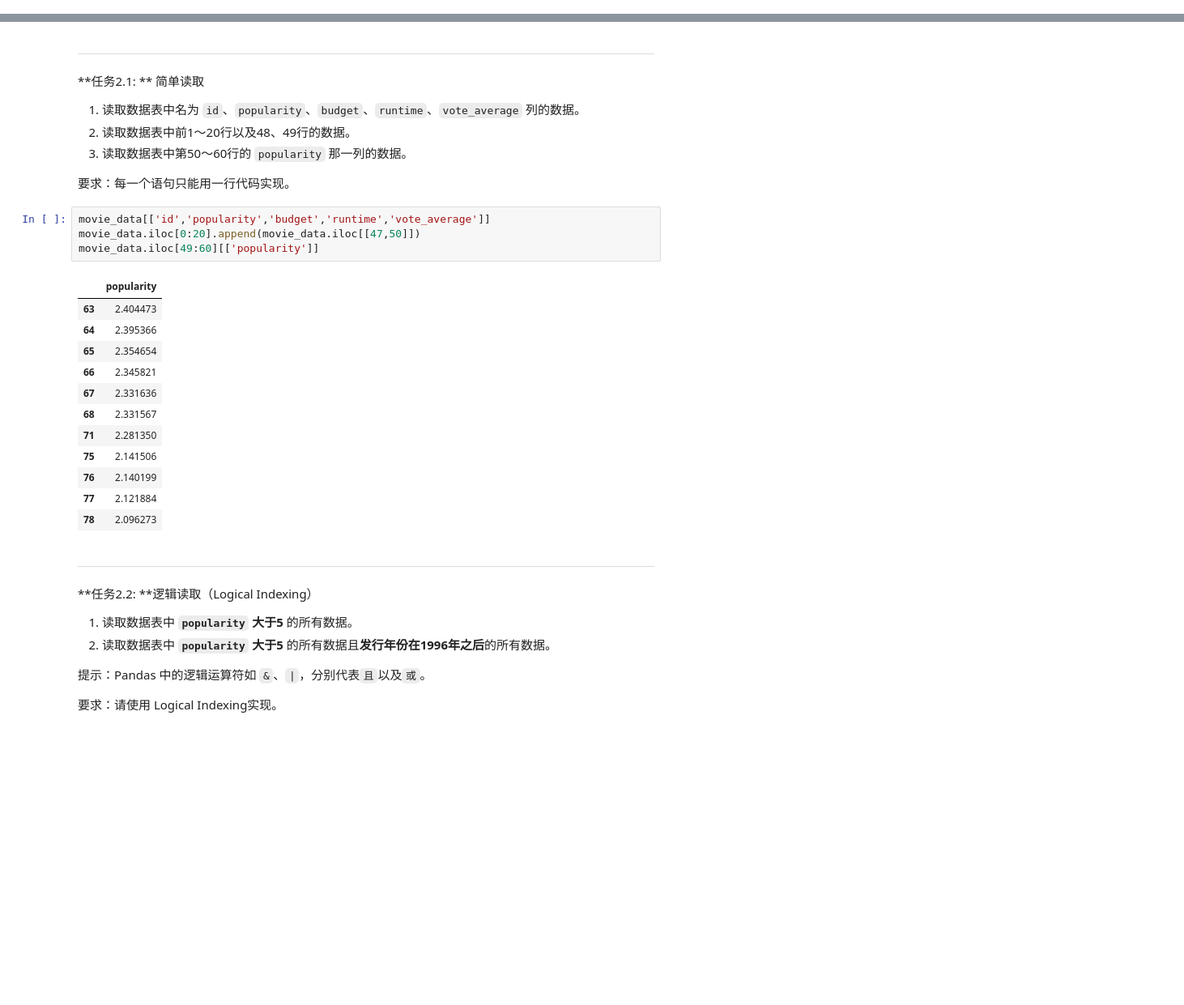
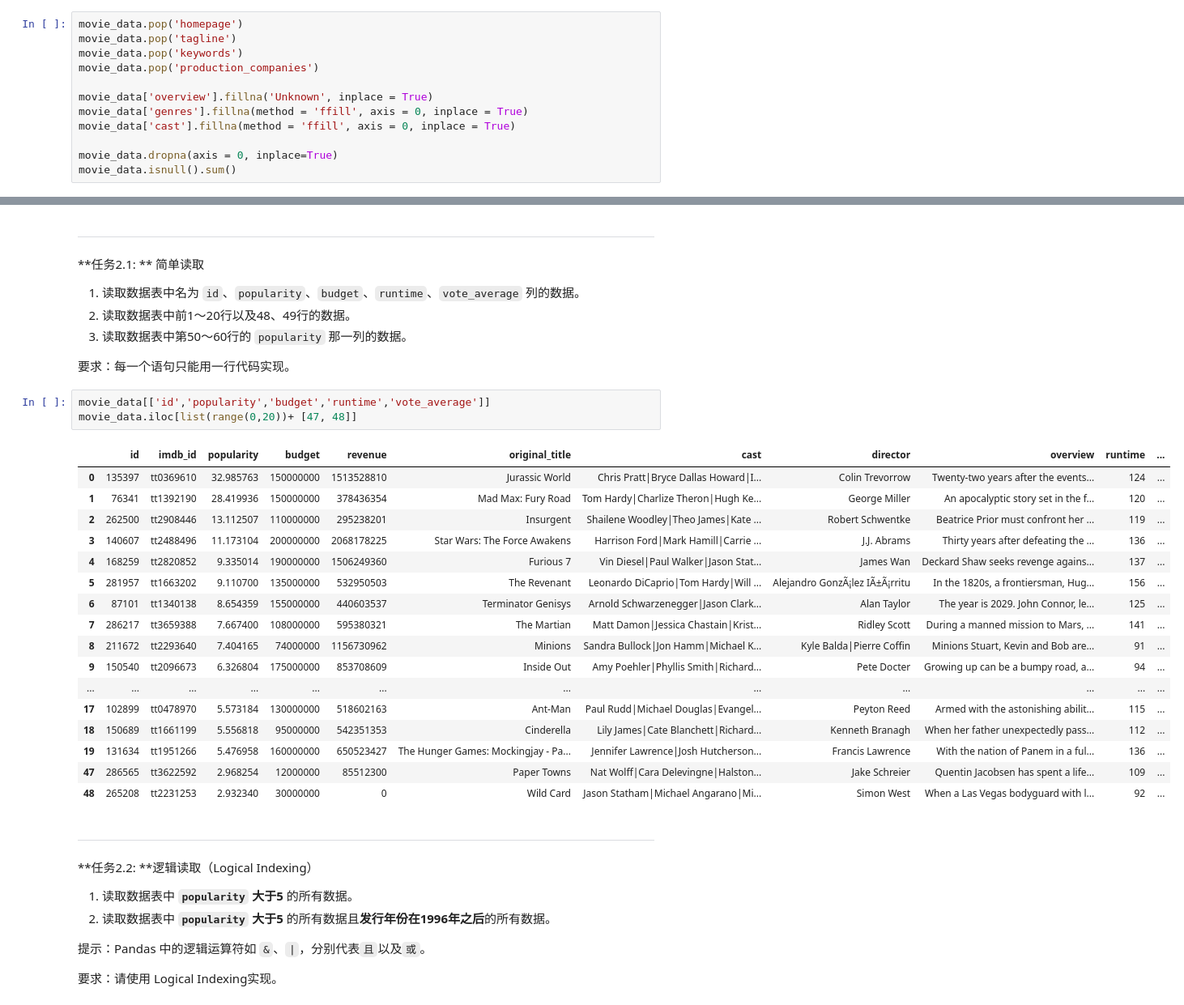
Before and after one commit to TaoZhiMLND/uda_project, a Jupyter notebook: explore_movie_dataset/Explore Movie Dataset.ipynb, the cells around one changed output, grey strips where cells are left out. Shown at 81% size. Saved outputs shown, nothing was run; the diff lists cells and outputs as text; blank space fills up the shorter version.

```diff
--- a/explore_movie_dataset/Explore Movie Dataset.ipynb
+++ b/explore_movie_dataset/Explore Movie Dataset.ipynb
@@ -86,0 +85,12 @@ movie_data.dropna(axis=0, inplace = True)
+# %%
+movie_data.pop('homepage')
+movie_data.pop('tagline')
+movie_data.pop('keywords')
+movie_data.pop('production_companies')
+
+movie_data['overview'].fillna('Unknown', inplace = True)
+movie_data['genres'].fillna(method = 'ffill', axis = 0, inplace = True)
+movie_data['cast'].fillna(method = 'ffill', axis = 0, inplace = True)
+
+movie_data.dropna(axis = 0, inplace=True)
+movie_data.isnull().sum()
@@ -105,21 +134,25 @@ movie_data.dropna(axis=0, inplace = True)
 要求：每一个语句只能用一行代码实现。
 # %%
 movie_data[['id','popularity','budget','runtime','vote_average']]
-movie_data.iloc[0:20].append(movie_data.iloc[[47,50]])
-movie_data.iloc[49:60][['popularity']]
+movie_data.iloc[list(range(0,20))+ [47, 48]]
 # %% [output]
-|  | popularity |
-| 63 | 2.404473 |
-| 64 | 2.395366 |
-| 65 | 2.354654 |
-| 66 | 2.345821 |
-| 67 | 2.331636 |
-| 68 | 2.331567 |
-| 71 | 2.281350 |
-| 75 | 2.141506 |
-| 76 | 2.140199 |
-| 77 | 2.121884 |
-| 78 | 2.096273 |
+|  | id | imdb_id | popularity | budget | revenue | original_title | cast | director | overview | runtime | ... |
+| 0 | 135397 | tt0369610 | 32.985763 | 150000000 | 1513528810 | Jurassic World | Chris Pratt|Bryce Dallas Howard|I... | Colin Trevorrow | Twenty-two years after the events... | 124 | ... |
+| 1 | 76341 | tt1392190 | 28.419936 | 150000000 | 378436354 | Mad Max: Fury Road | Tom Hardy|Charlize Theron|Hugh Ke... | George Miller | An apocalyptic story set in the f... | 120 | ... |
+| 2 | 262500 | tt2908446 | 13.112507 | 110000000 | 295238201 | Insurgent | Shailene Woodley|Theo James|Kate ... | Robert Schwentke | Beatrice Prior must confront her ... | 119 | ... |
+| 3 | 140607 | tt2488496 | 11.173104 | 200000000 | 2068178225 | Star Wars: The Force Awakens | Harrison Ford|Mark Hamill|Carrie ... | J.J. Abrams | Thirty years after defeating the ... | 136 | ... |
+| 4 | 168259 | tt2820852 | 9.335014 | 190000000 | 1506249360 | Furious 7 | Vin Diesel|Paul Walker|Jason Stat... | James Wan | Deckard Shaw seeks revenge agains... | 137 | ... |
+| 5 | 281957 | tt1663202 | 9.110700 | 135000000 | 532950503 | The Revenant | Leonardo DiCaprio|Tom Hardy|Will ... | Alejandro GonzÃ¡lez IÃ±Ã¡rritu | In the 1820s, a frontiersman, Hug... | 156 | ... |
+| 6 | 87101 | tt1340138 | 8.654359 | 155000000 | 440603537 | Terminator Genisys | Arnold Schwarzenegger|Jason Clark... | Alan Taylor | The year is 2029. John Connor, le... | 125 | ... |
+| 7 | 286217 | tt3659388 | 7.667400 | 108000000 | 595380321 | The Martian | Matt Damon|Jessica Chastain|Krist... | Ridley Scott | During a manned mission to Mars, ... | 141 | ... |
+| 8 | 211672 | tt2293640 | 7.404165 | 74000000 | 1156730962 | Minions | Sandra Bullock|Jon Hamm|Michael K... | Kyle Balda|Pierre Coffin | Minions Stuart, Kevin and Bob are... | 91 | ... |
+| 9 | 150540 | tt2096673 | 6.326804 | 175000000 | 853708609 | Inside Out | Amy Poehler|Phyllis Smith|Richard... | Pete Docter | Growing up can be a bumpy road, a... | 94 | ... |
+| ... | ... | ... | ... | ... | ... | ... | ... | ... | ... | ... | ... |
+| 17 | 102899 | tt0478970 | 5.573184 | 130000000 | 518602163 | Ant-Man | Paul Rudd|Michael Douglas|Evangel... | Peyton Reed | Armed with the astonishing abilit... | 115 | ... |
+| 18 | 150689 | tt1661199 | 5.556818 | 95000000 | 542351353 | Cinderella | Lily James|Cate Blanchett|Richard... | Kenneth Branagh | When her father unexpectedly pass... | 112 | ... |
+| 19 | 131634 | tt1951266 | 5.476958 | 160000000 | 650523427 | The Hunger Games: Mockingjay - Pa... | Jennifer Lawrence|Josh Hutcherson... | Francis Lawrence | With the nation of Panem in a ful... | 136 | ... |
+| 47 | 286565 | tt3622592 | 2.968254 | 12000000 | 85512300 | Paper Towns | Nat Wolff|Cara Delevingne|Halston... | Jake Schreier | Quentin Jacobsen has spent a life... | 109 | ... |
+| 48 | 265208 | tt2231253 | 2.932340 | 30000000 | 0 | Wild Card | Jason Statham|Michael Angarano|Mi... | Simon West | When a Las Vegas bodyguard with l... | 92 | ... |
 # %% [markdown]
 ---
 
```
Also changed, not shown: parts of 12 cells of this notebook.
